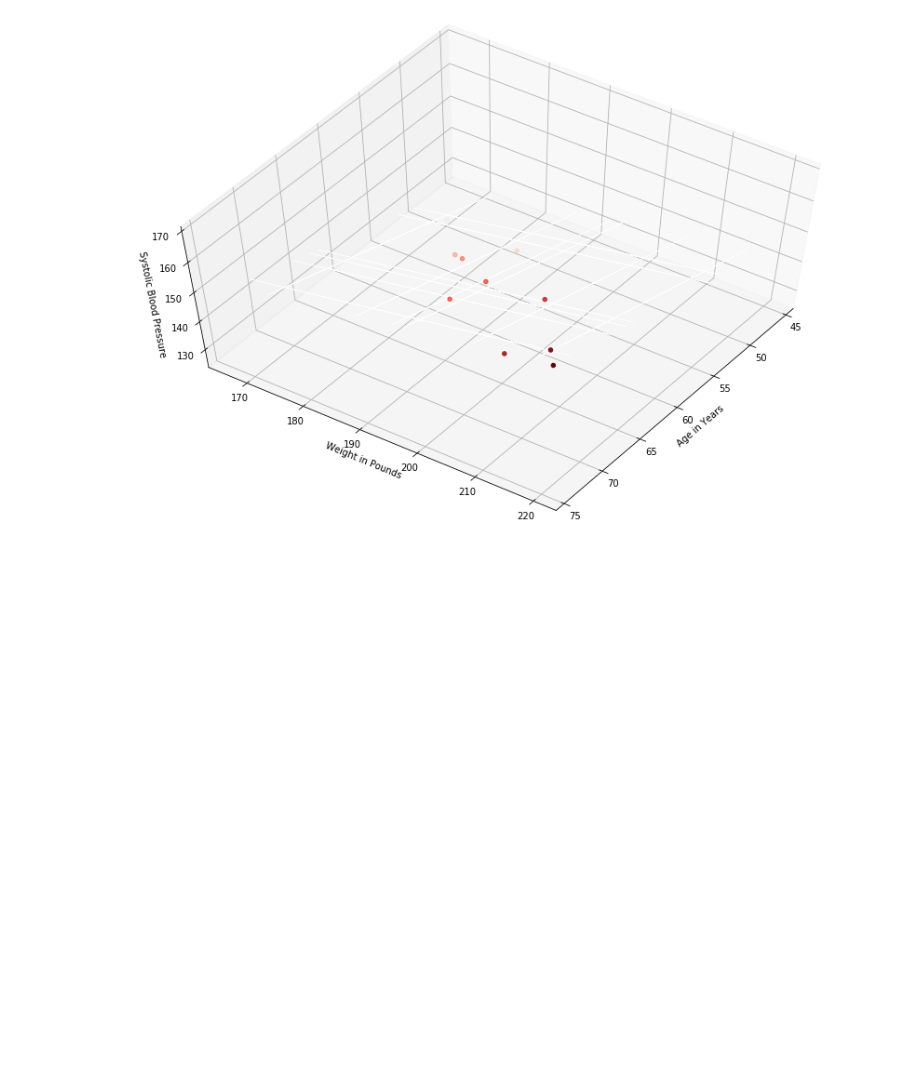
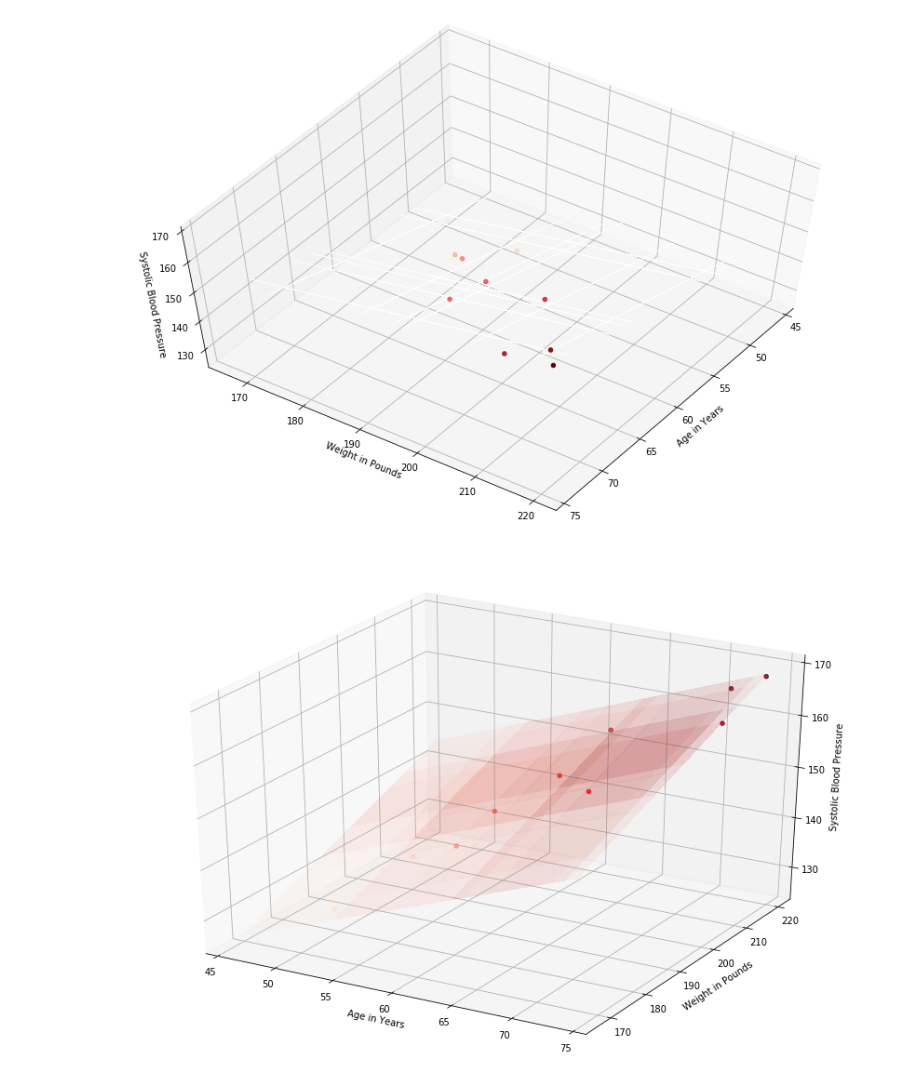
Before and after one commit to Nov05/Lambda-School-Data-Science, a Jupyter notebook: LSDS_Intro_Assignment_6_Linear_Algebra_Applications.ipynb, the cells around one changed output. Cells and saved outputs as stored; diff of their text form; code cells hidden in the pictures; blank space fills up the shorter version.

```diff
--- a/LSDS_Intro_Assignment_6_Linear_Algebra_Applications.ipynb
+++ b/LSDS_Intro_Assignment_6_Linear_Algebra_Applications.ipynb
@@ -304,3 +304,19 @@ ax.view_init(60, 35)
 fig
 # %% [output]
 [figure]
+# %%
+fig = plt.figure(figsize=(15,10))
+ax = plt.axes(projection='3d')
+
+# Data for a three-dimensional wireframe
+x2v, x3v = np.meshgrid(s_data.X2, s_data.X3)
+yv = Beta[0,0] + x2v * Beta[1,0] +x3v * Beta[2,0]
+ax.plot_surface(x2v, x3v, yv, cmap='Reds', linewidth=0, antialiased=False).set_alpha(0.01)
+
+# Data for three-dimensional scattered points
+ax.scatter3D(s_data.X2, s_data.X3, s_data.X1, c=s_data.X1, cmap='Reds');
+ax.set_xlabel('Age in Years')
+ax.set_ylabel('Weight in Pounds')
+ax.set_zlabel('Systolic Blood Pressure');
+# %% [output]
+[figure, added]
```
